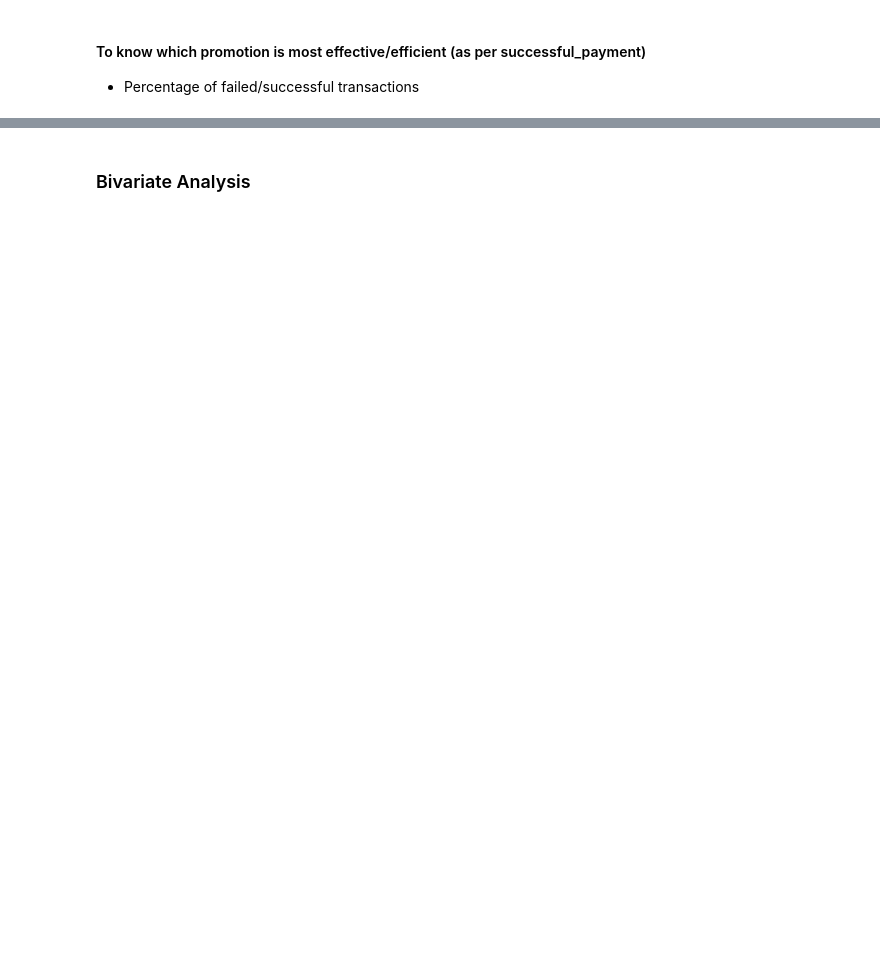
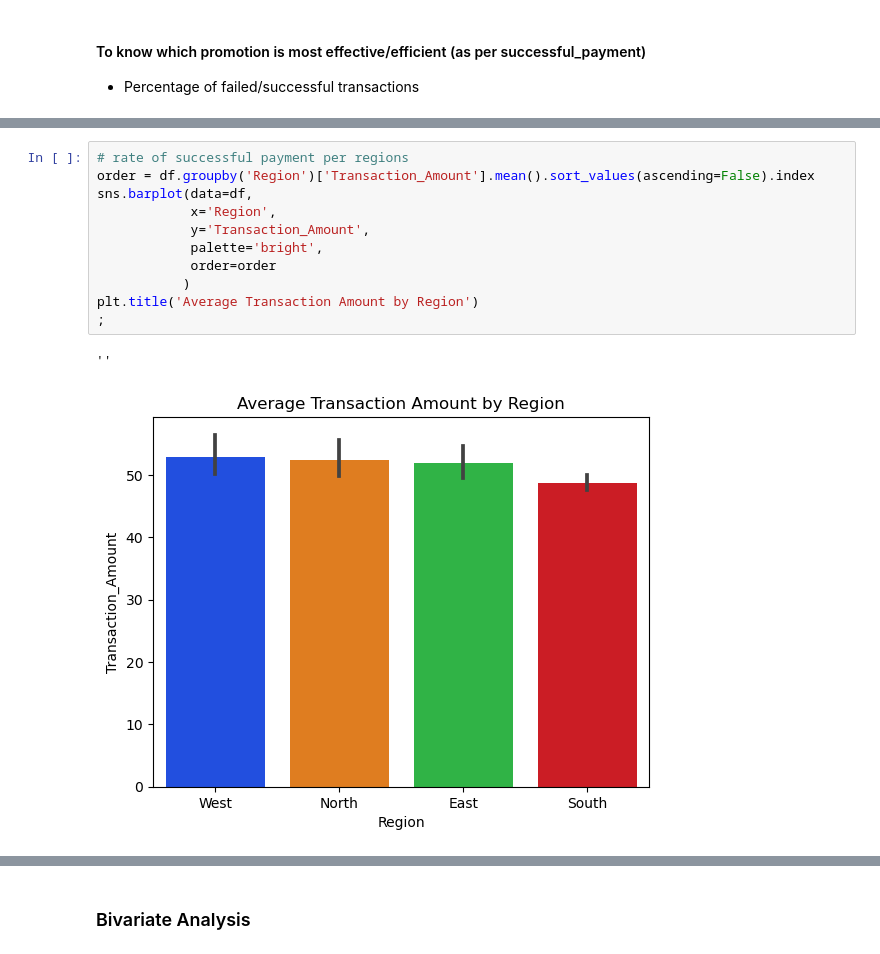
Before and after one commit to kuropeter/a-b_promotion_testing, a Jupyter notebook: ab_testing_project.ipynb, the cells around one changed output, grey strips where cells are left out. Saved outputs shown, nothing was run; the diff lists cells and outputs as text; blank space fills up the shorter version.

```diff
--- a/ab_testing_project.ipynb
+++ b/ab_testing_project.ipynb
@@ -225,0 +239,14 @@ Name: count, dtype: int64
+# %%
+# rate of successful payment per regions
+order = df.groupby('Region')['Transaction_Amount'].mean().sort_values(ascending=False).index
+sns.barplot(data=df,
+            x='Region',
+            y='Transaction_Amount',
+            palette='bright',
+            order=order
+           )
+plt.title('Average Transaction Amount by Region')
+;
+# %% [output]
+''
+[figure, added]
```
Also changed, not shown: parts of 17 cells of this notebook.
